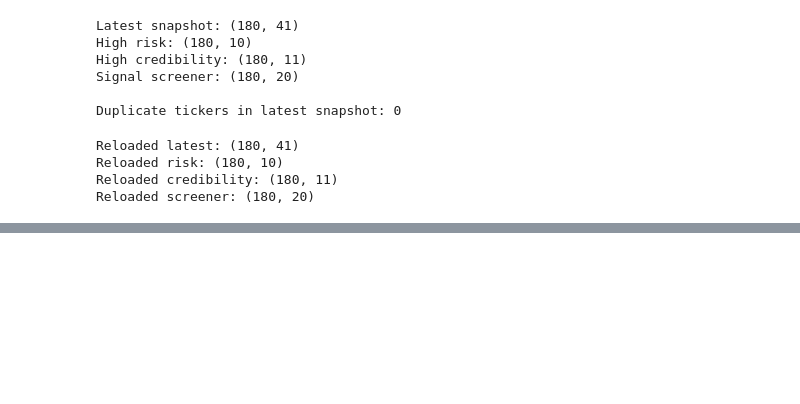
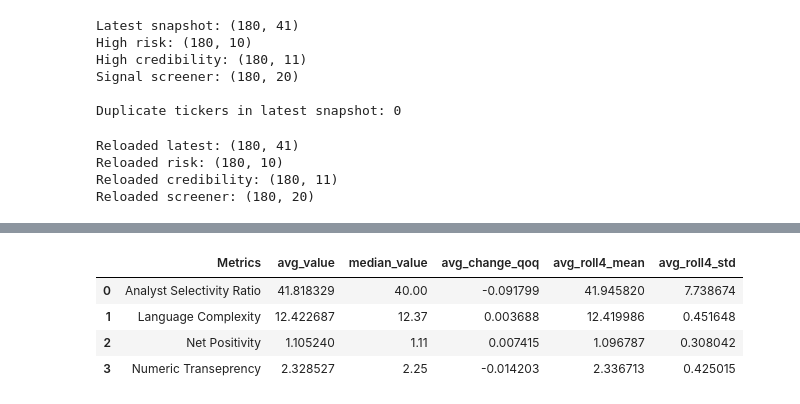
Before and after one commit to B2003R/FA-Project, a Jupyter notebook: notebooks/dasb_summary_tables.ipynb, the cells around one changed output, grey strips where cells are left out. Saved outputs shown, nothing was run; the diff lists cells and outputs as text; code cells hidden in the pictures; blank space fills up the shorter version.

```diff
--- a/notebooks/dasb_summary_tables.ipynb
+++ b/notebooks/dasb_summary_tables.ipynb
@@ -258,0 +318,27 @@ Reloaded screener: (180, 20)
+# %%
+# Metric-level summary table
+
+metric_summary_dashboard = (
+    feature_panel
+    .groupby("Metrics", as_index=False)
+    .agg(
+        avg_value=("value", "mean"),
+        median_value=("value", "median"),
+        avg_change_qoq=("value_change_qoq", "mean"),
+        avg_roll4_mean=("value_roll4_mean", "mean"),
+        avg_roll4_std=("value_roll4_std", "mean")
+    )
+)
+
+metric_summary_dashboard.to_csv(
+    DATA_PATH / "metric_summary_dashboard.csv",
+    index=False
+)
+
+display(metric_summary_dashboard)
+# %% [output]
+|  | Metrics | avg_value | median_value | avg_change_qoq | avg_roll4_mean | avg_roll4_std |
+| 0 | Analyst Selectivity Ratio | 41.818329 | 40.00 | -0.091799 | 41.945820 | 7.738674 |
+| 1 | Language Complexity | 12.422687 | 12.37 | 0.003688 | 12.419986 | 0.451648 |
+| 2 | Net Positivity | 1.105240 | 1.11 | 0.007415 | 1.096787 | 0.308042 |
+| 3 | Numeric Transeprency | 2.328527 | 2.25 | -0.014203 | 2.336713 | 0.425015 |
```
Also changed, not shown: parts of 3 cells of this notebook, 13 other files.
